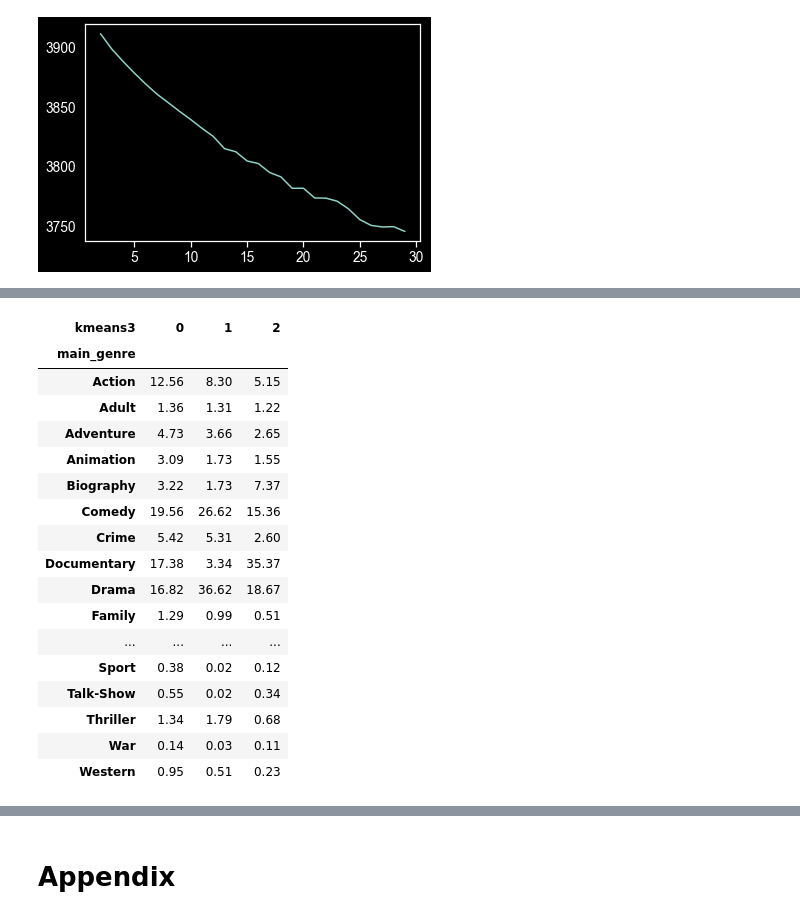
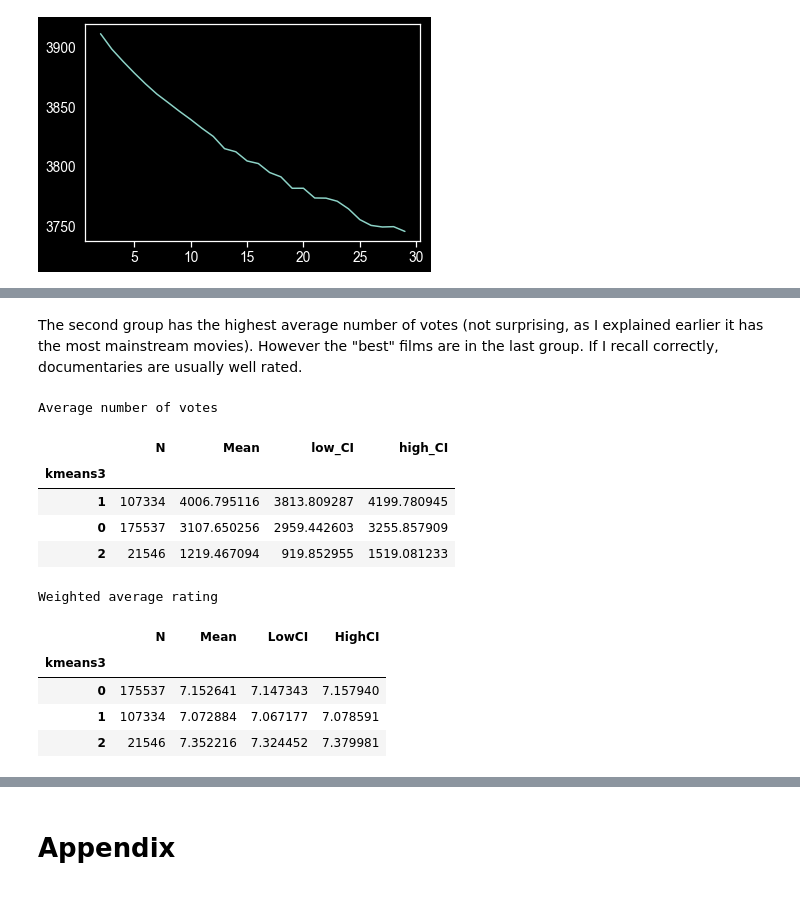
Before and after one commit to Dscronias/yet-another-imdb-project, a Jupyter notebook: Analysis.ipynb, the cells around one changed output, grey strips where cells are left out. Drawn from its saved outputs; the diff is of its cells as text; code cells hidden in the pictures.

```diff
--- a/Analysis.ipynb
+++ b/Analysis.ipynb
@@ -1094,26 +1148,20 @@ Chi2: 2802.5685; P-value: 0.0
-# %%
-round(
-    pd.crosstab(
-        index=df_desc["main_genre"],
-        columns=df_desc["kmeans3"]
-    ).apply(lambda x: x/x.sum(), axis=0)*100, 2
-)
-# %% [output]
-| kmeans3 | 0 | 1 | 2 |
-| main_genre |  |  |  |
-| Action | 12.56 | 8.30 | 5.15 |
-| Adult | 1.36 | 1.31 | 1.22 |
-| Adventure | 4.73 | 3.66 | 2.65 |
-| Animation | 3.09 | 1.73 | 1.55 |
-| Biography | 3.22 | 1.73 | 7.37 |
-| Comedy | 19.56 | 26.62 | 15.36 |
-| Crime | 5.42 | 5.31 | 2.60 |
-| Documentary | 17.38 | 3.34 | 35.37 |
-| Drama | 16.82 | 36.62 | 18.67 |
-| Family | 1.29 | 0.99 | 0.51 |
-| ... | ... | ... | ... |
-| Sport | 0.38 | 0.02 | 0.12 |
-| Talk-Show | 0.55 | 0.02 | 0.34 |
-| Thriller | 1.34 | 1.79 | 0.68 |
-| War | 0.14 | 0.03 | 0.11 |
-| Western | 0.95 | 0.51 | 0.23 |
+# %% [markdown]
+The second group has the highest average number of votes (not surprising, as I explained earlier it has the most mainstream movies). However the "best" films are in the last group. If I recall correctly, documentaries are usually well rated.
+# %%
+print("Average number of votes")
+display(sks.gr_meanci(df_desc, "kmeans3", "numVotes"))
+print("Weighted average rating")
+display(sks.weighted_gr_meanci(df_desc, "kmeans3", "averageRating", "numVotes"))
+# %% [output]
+Average number of votes
+|  | N | Mean | low_CI | high_CI |
+| kmeans3 |  |  |  |  |
+| 1 | 107334 | 4006.795116 | 3813.809287 | 4199.780945 |
+| 0 | 175537 | 3107.650256 | 2959.442603 | 3255.857909 |
+| 2 | 21546 | 1219.467094 | 919.852955 | 1519.081233 |
+Weighted average rating
+|  | N | Mean | LowCI | HighCI |
+| kmeans3 |  |  |  |  |
+| 0 | 175537 | 7.152641 | 7.147343 | 7.157940 |
+| 1 | 107334 | 7.072884 | 7.067177 | 7.078591 |
+| 2 | 21546 | 7.352216 | 7.324452 | 7.379981 |
```
Also changed, not shown: parts of 28 cells of this notebook.
